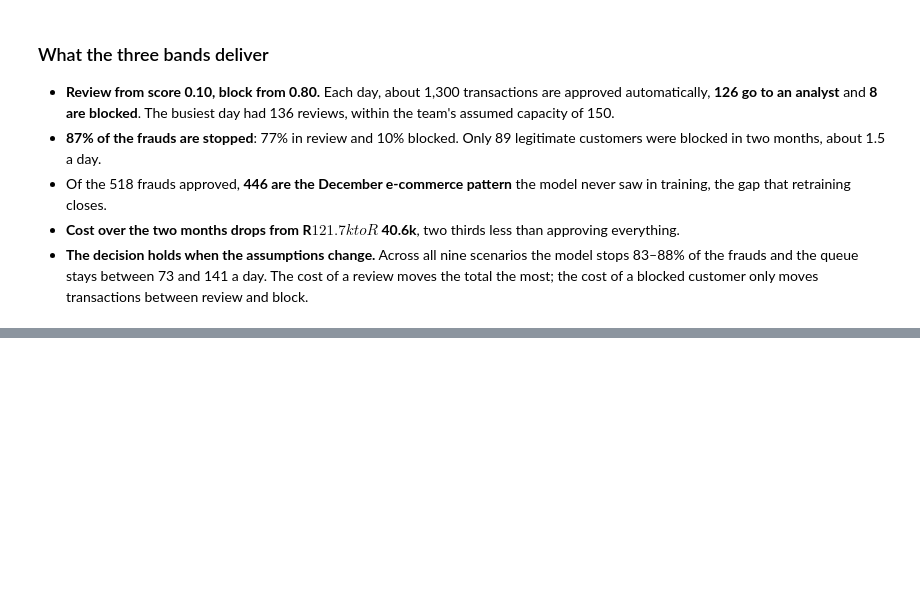
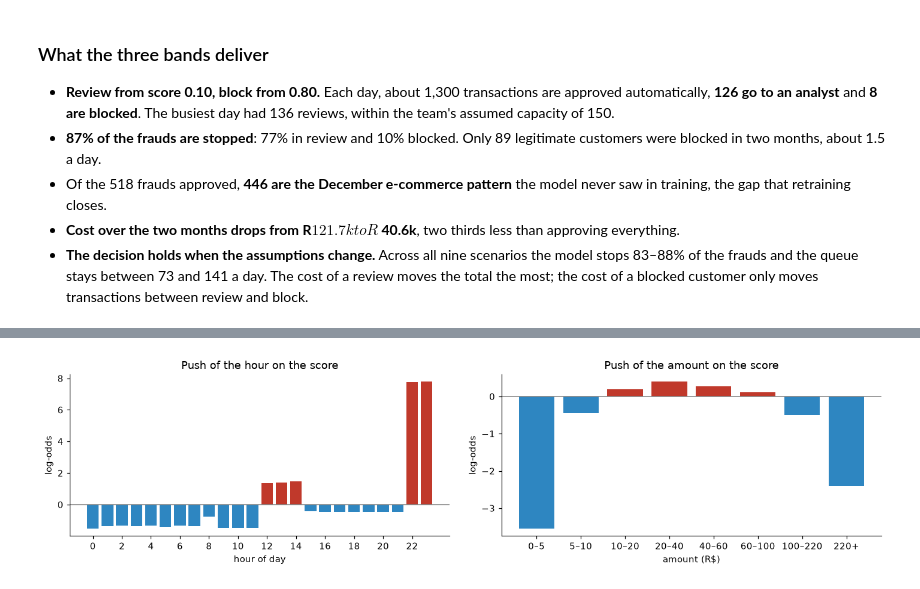
Before and after one commit to JuliaNazka/fraud-detection-case, a Jupyter notebook: notebooks/fraud_detection.ipynb, the cells around one changed output, grey strips where cells are left out. Saved outputs shown, nothing was run; the diff lists cells and outputs as text; code cells hidden in the pictures; blank space fills up the shorter version.

```diff
--- a/notebooks/fraud_detection.ipynb
+++ b/notebooks/fraud_detection.ipynb
@@ -619,0 +652,22 @@ pd.DataFrame(scenarios).set_index(["review cost", "blocked customer cost"]).styl
+# %%
+fig, axes = plt.subplots(1, 2, figsize=(13, 3.4))
+
+by_hour = contributions["hour"].groupby(valid["hour"]).mean()
+axes[0].bar(by_hour.index, by_hour.values, color=np.where(by_hour > 0, FRAUD_COLOR, LEGIT_COLOR))
+axes[0].set_xticks(range(0, 24, 2))
+axes[0].set_xlabel("hour of day")
+axes[0].set_title("Push of the hour on the score")
+
+amount_band = pd.cut(valid["valor_transacao"], AMOUNT_BANDS)
+by_amount = contributions["valor_transacao"].groupby(amount_band, observed=True).mean()
+labels = [f"{band.left:.0f}–{band.right:.0f}" if np.isfinite(band.right) else f"{band.left:.0f}+" for band in by_amount.index]
+axes[1].bar(labels, by_amount.values, color=np.where(by_amount > 0, FRAUD_COLOR, LEGIT_COLOR))
+axes[1].set_xlabel("amount (R$)")
+axes[1].set_title("Push of the amount on the score")
+
+for ax in axes:
+    ax.axhline(0, color="grey", linewidth=1)
+    ax.set_ylabel("log-odds")
+fig.tight_layout()
+# %% [output]
+[figure, added]
```
Also changed, not shown: parts of 6 cells of this notebook, 1 other file.
